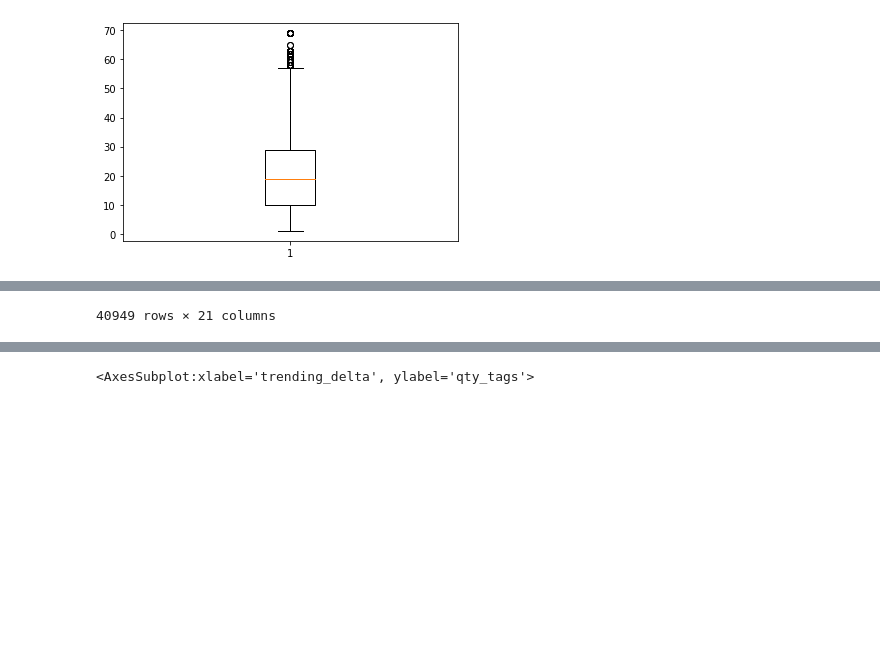
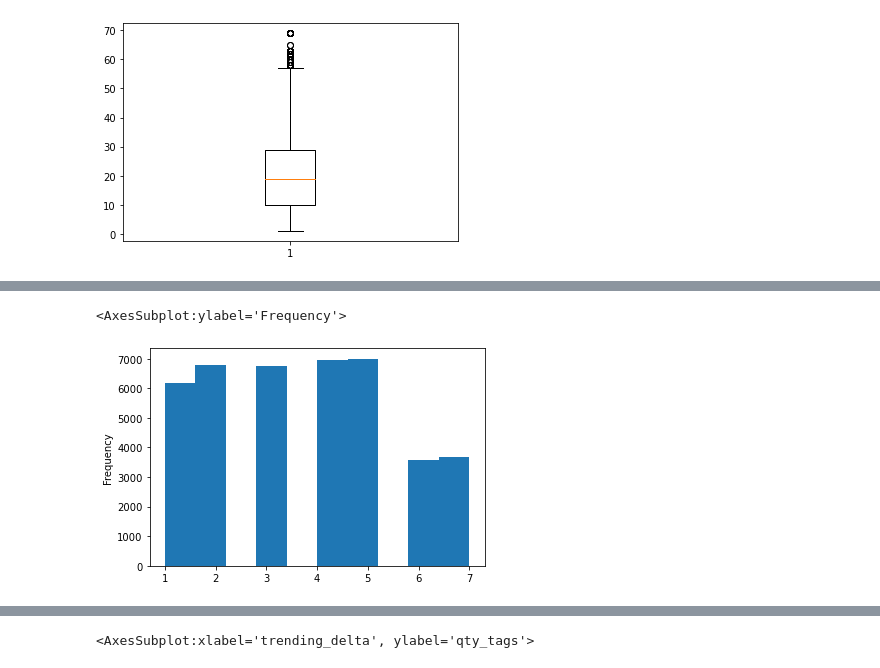
Before and after one commit to danielosetiawan/YouTube-EDA, a Jupyter notebook: youtube ipynb.ipynb, the cells around one changed output, grey strips where cells are left out. Saved outputs shown, nothing was run; the diff lists cells and outputs as text; code cells hidden in the pictures; blank space fills up the shorter version.

```diff
--- a/youtube ipynb.ipynb
+++ b/youtube ipynb.ipynb
@@ -101,3 +106,3 @@ plt.boxplot(us_df['qty_tags'])
 # %%
-us_df
+us_df['publish_date'].dt.isocalendar().day.plot.hist()
 # %% [output]
@@ -116 +109,2 @@ us_df
-40949 rows × 21 columns
+<AxesSubplot:ylabel='Frequency'>
+[figure, added]
```
Also changed, not shown: parts of 8 cells of this notebook.
